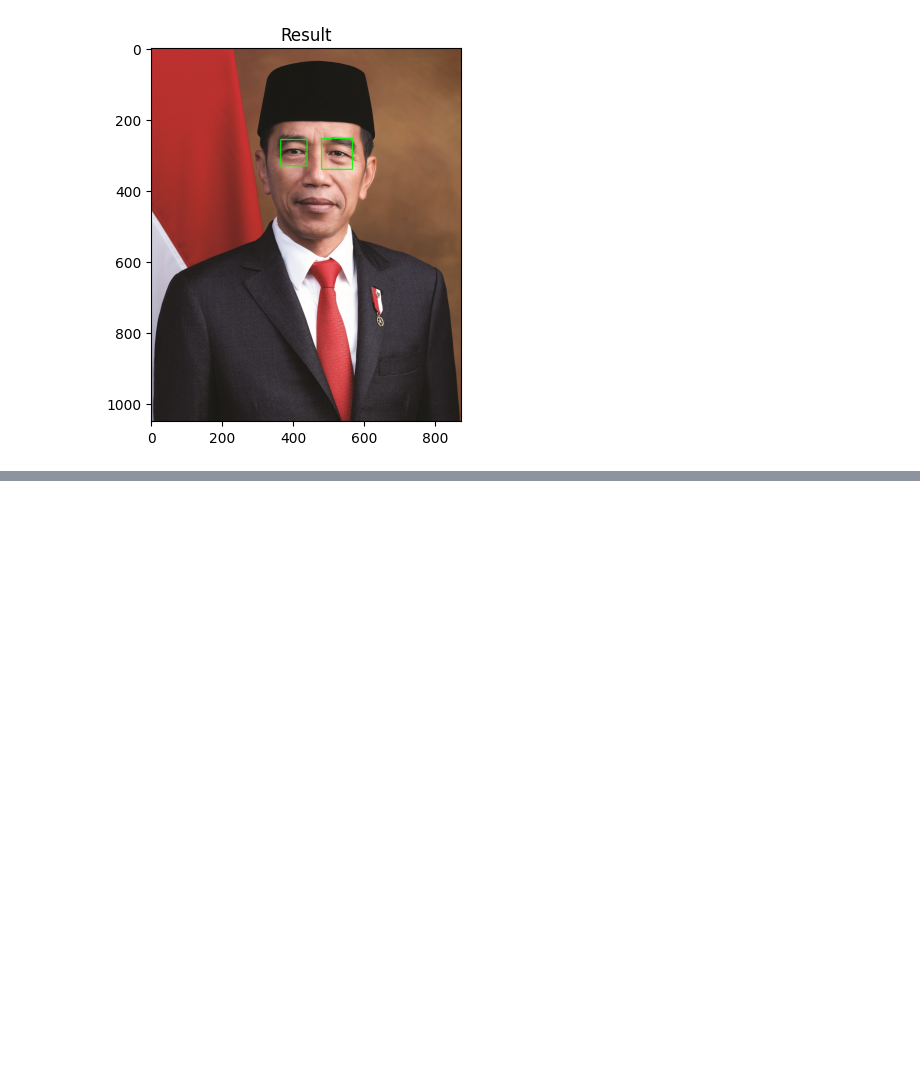
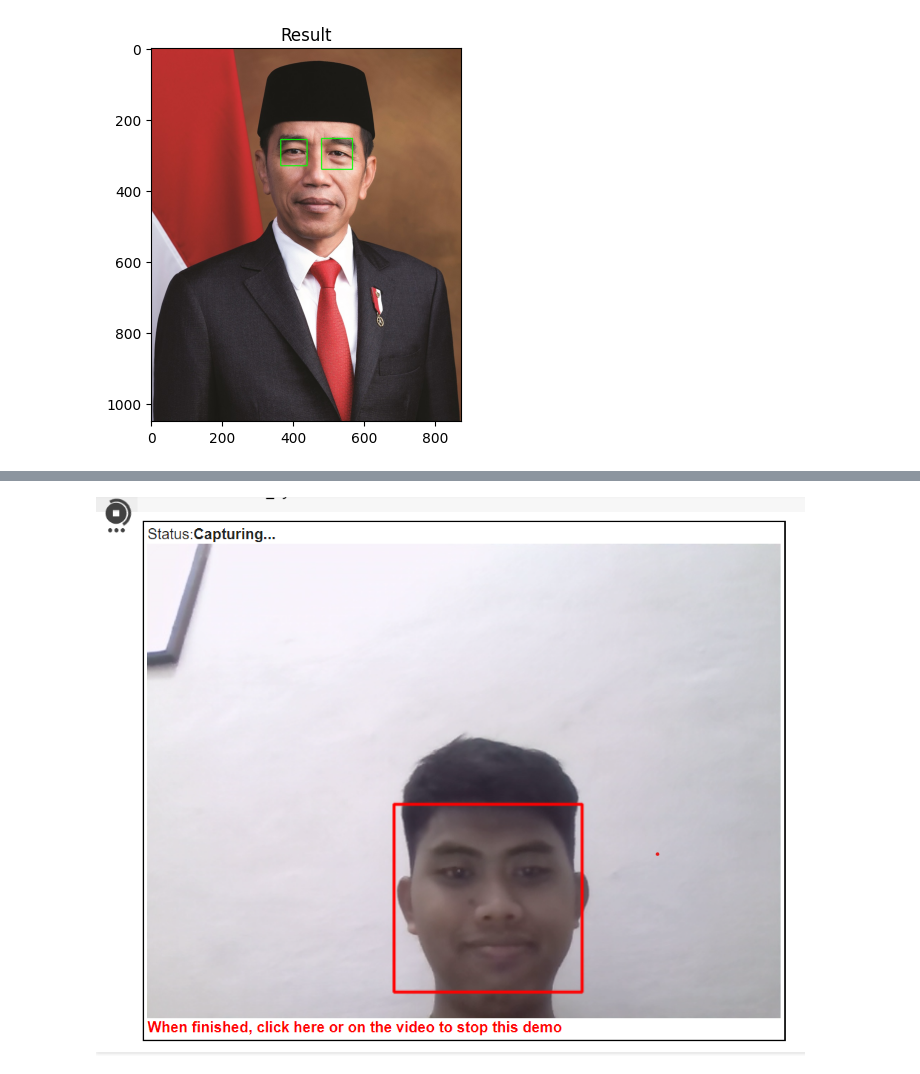
Before and after one commit to ilhamydn17/PCVK_Ganjil_2023, a Jupyter notebook: Jobsheet_PCVK_Week12.ipynb, the cells around one changed output, grey strips where cells are left out. Cells and saved outputs as stored; diff of their text form; code cells hidden in the pictures; blank space fills up the shorter version.

```diff
--- a/Jobsheet_PCVK_Week12.ipynb
+++ b/Jobsheet_PCVK_Week12.ipynb
@@ -107,0 +391,6 @@ showImg(imgJk)
+# %%
+# Hasil run WEBCAM
+res = cv.imread('hasil-web-cam-python.png')
+show(res)
+# %% [output]
+[figure, added]
```
Also changed, not shown: parts of 29 cells of this notebook.
